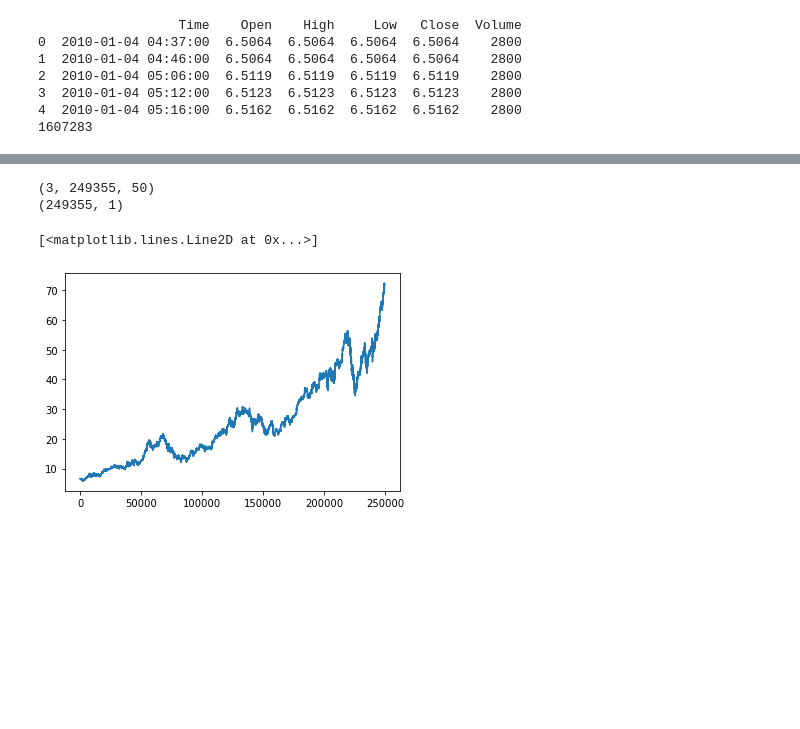
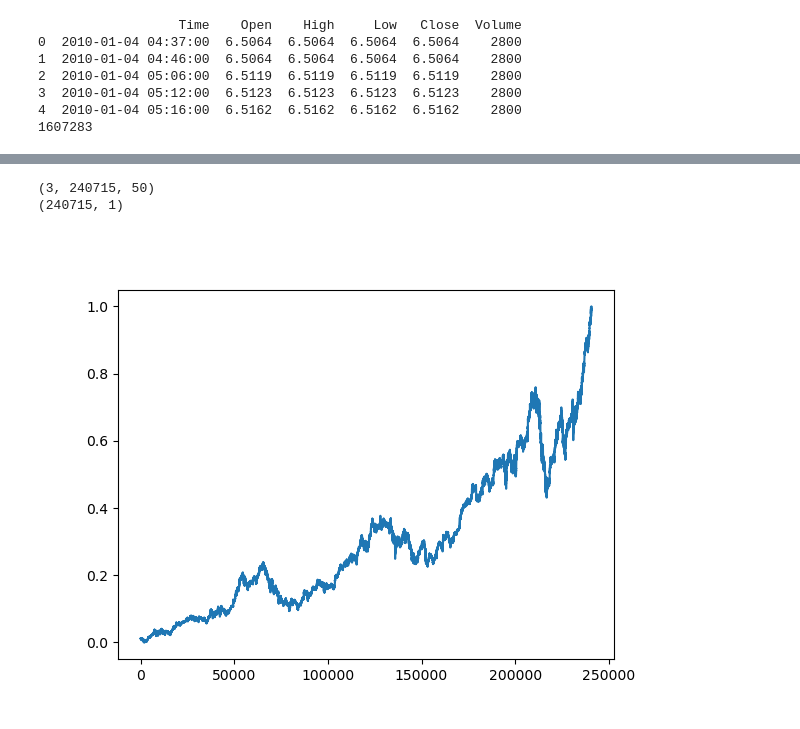
Before and after one commit to Aaronlozhkin/Apple-LSTM-Stock-Predictor, a Jupyter notebook: predictingAPPL.ipynb, the cells around one changed output, grey strips where cells are left out. Cells and saved outputs as stored; diff of their text form; code cells hidden in the pictures; blank space fills up the shorter version.

```diff
--- a/predictingAPPL.ipynb
+++ b/predictingAPPL.ipynb
@@ -131,14 +145,14 @@ def y_dataset(dataset, time_step, scaler=False):
 time_step = 50
 features = 3
 
-X = x_dataset(df_10min[['Open', 'MACD', 'RSI14']], features, time_step)
-Y = y_dataset(df_10min[['Close']], time_step)
+X, scalerX = x_dataset(df_10min[['Open', 'MACD', 'RSI14']], features, time_step, scaler=True)
+Y, scalerY = y_dataset(df_10min[['Close']], time_step, scaler=True)
 
 print(X.shape)
 print(Y.shape)
 # %% [output]
-(3, 249355, 50)
-(249355, 1)
+(3, 240715, 50)
+(240715, 1)
 # %%
 import torch
 import torch.nn as nn
@@ -151,8 +162,10 @@ from sklearn.preprocessing import StandardScaler
-# %%
-plt.plot(Y)
-# %% [output]
-[<matplotlib.lines.Line2D at 0x...>]
-[figure, removed]
+# %%
+f1, ax1 = plt.subplots(1)
+
+ax1.plot(Y)
+plt.show(f1)
+# %% [output]
+[figure, added]
 # %%
 device = "cuda:0"
 
```
Also changed, not shown: parts of 11 cells of this notebook.
